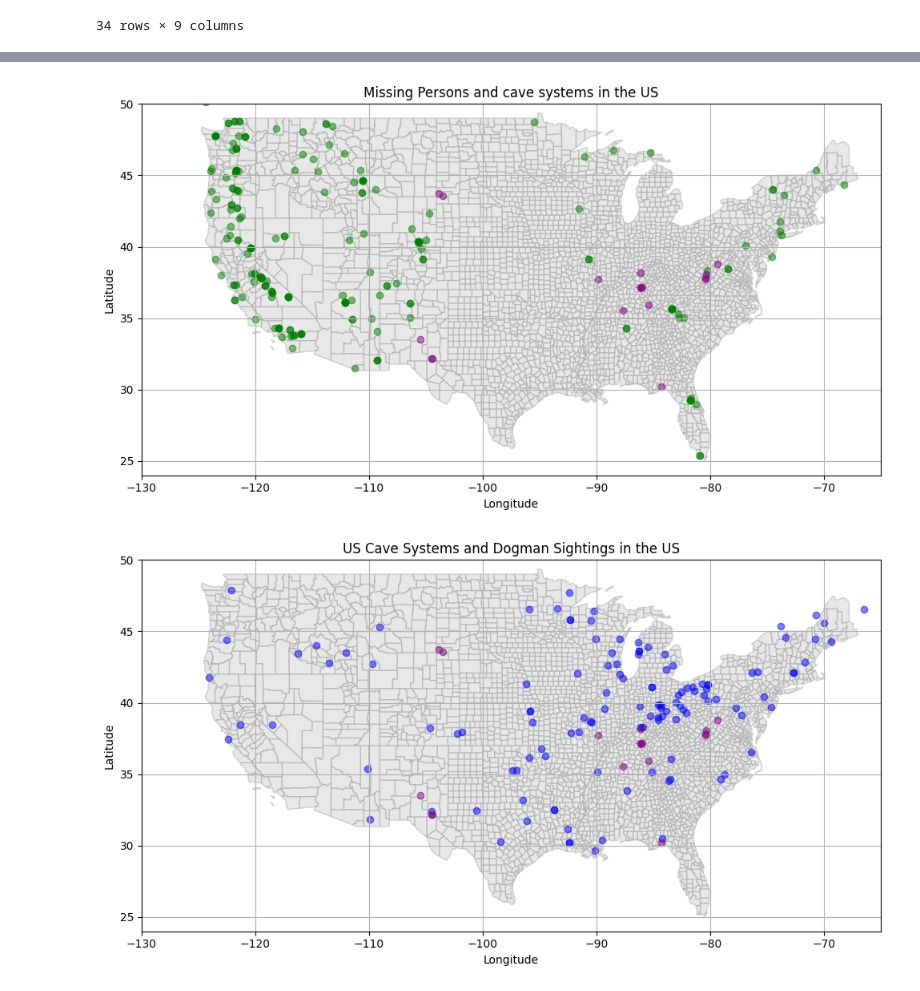
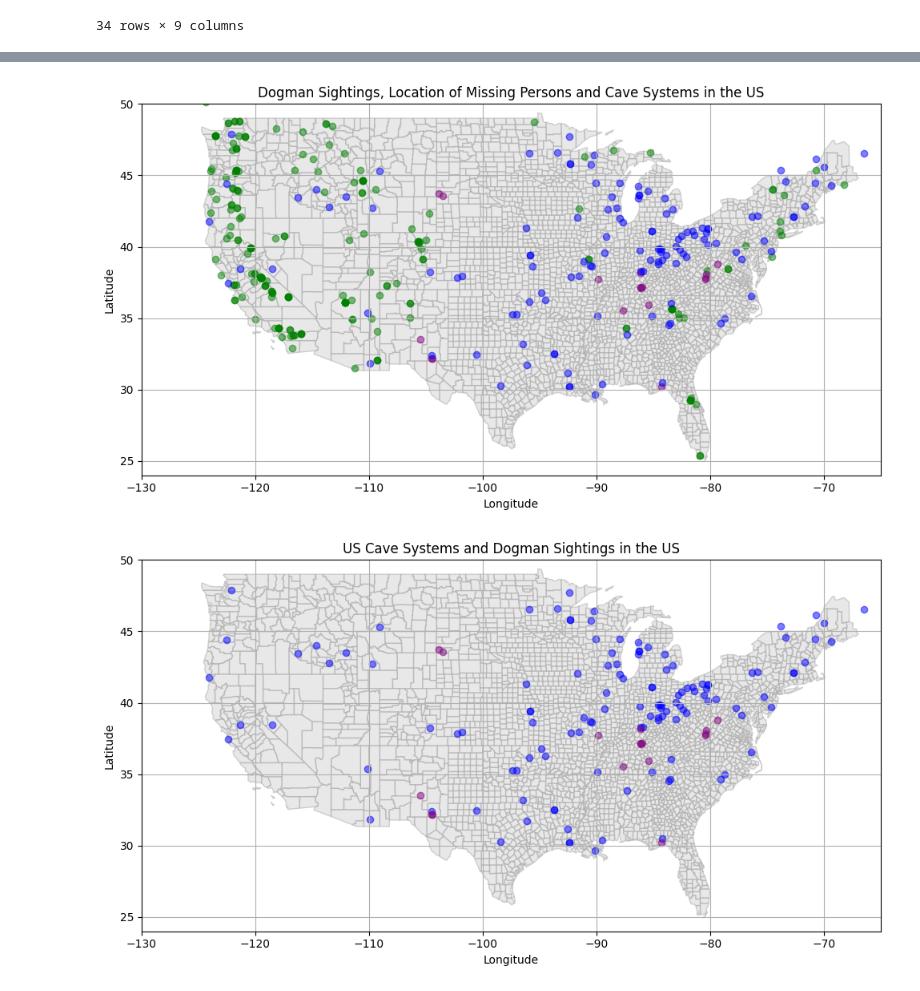
Before and after one commit to ryann1004/Capstone_RobertYann, a Jupyter notebook: Notebooks/Capstone_RY.ipynb, the cells around one changed output, grey strips where cells are left out. Drawn from its saved outputs; the diff is of its cells as text; code cells hidden in the pictures.

```diff
--- a/Notebooks/Capstone_RY.ipynb
+++ b/Notebooks/Capstone_RY.ipynb
@@ -2285,17 +2257,17 @@ plt.show()
 # %%
-# add dogman sightings to the same plot
 fig, ax = plt.subplots(figsize=(10, 7))
 usa.plot(ax=ax, color='lightgrey', edgecolor='darkgrey', alpha=0.5)
 ax.scatter(victims_coords['longitude'], victims_coords['latitude'], color='green', alpha=0.5)
 ax.scatter(updated_us_cave_systems['longitude'], updated_us_cave_systems['latitude'], color='purple', alpha=0.5)
-ax.set_title('Missing Persons and cave systems in the US')
+ax.scatter(dogman_sightings['longitude'], dogman_sightings['latitude'], color='blue', alpha=0.5)
+ax.set_title('Dogman Sightings, Location of Missing Persons and Cave Systems in the US')
 ax.set_xlabel('Longitude')
 ax.set_ylabel('Latitude')
 ax.set_xlim(-130, -65)  # Set x-axis limits for longitude
 ax.set_ylim(24, 50)     # Set y-axis limits for latitude
 ax.grid(True)          # Add grid lines for better readability
 plt.tight_layout()
 plt.show()
 # %% [output]
-[figure, old version]
+[figure, new version]
 # %%
```
Also changed, not shown: parts of 54 cells of this notebook, 1 other file.
